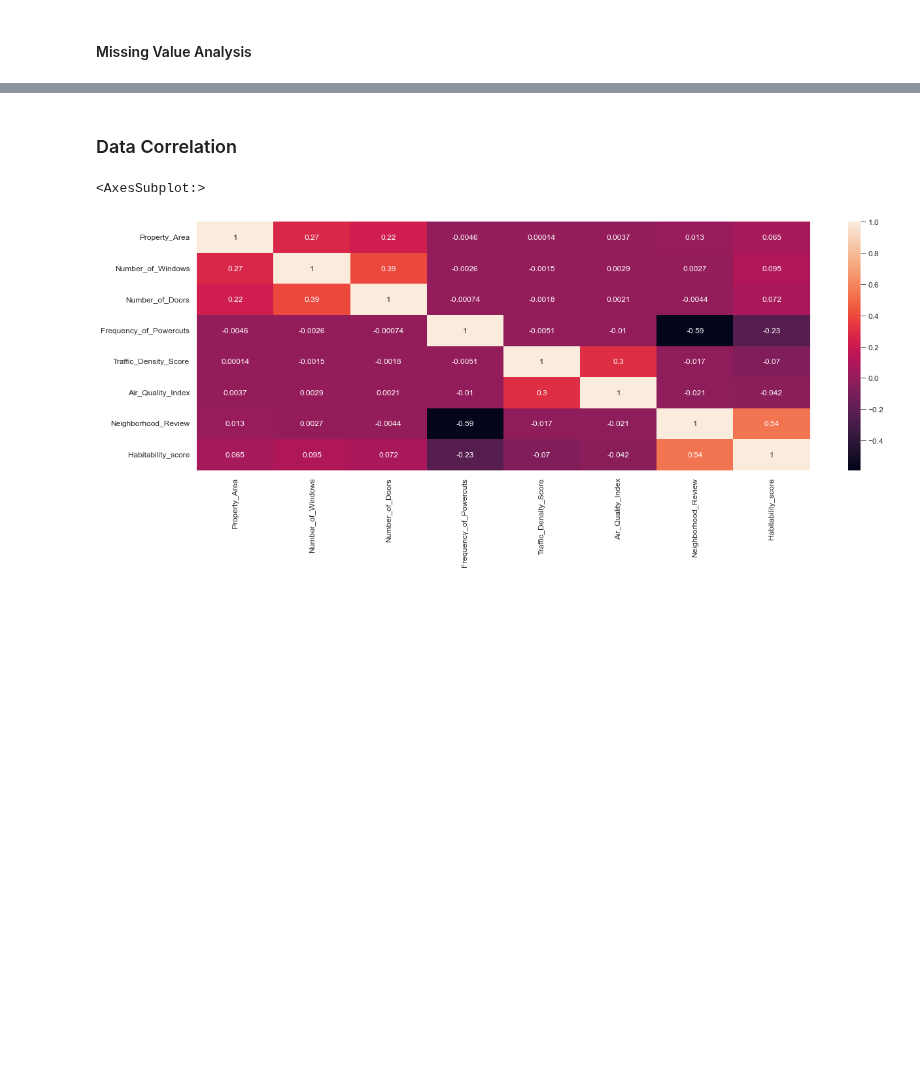
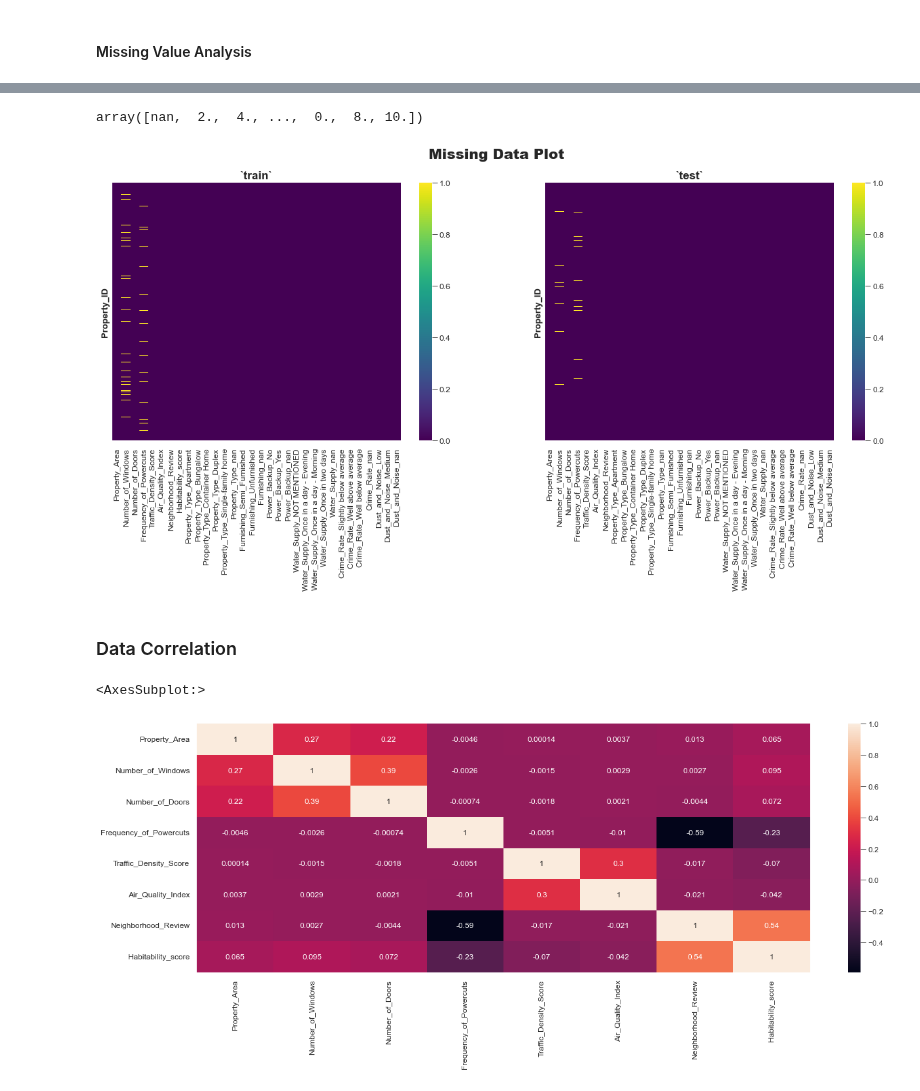
Before and after one commit to ZenithClown/self-development, a Jupyter notebook: HackerEarth Competitive Challenges/Get a Room - ML Hackathon/BOILERPLATE.ipynb, the cells around one changed output, grey strips where cells are left out. Cells and saved outputs as stored; diff of their text form; code cells hidden in the pictures; blank space fills up the shorter version.

```diff
--- a/HackerEarth Competitive Challenges/Get a Room - ML Hackathon/BOILERPLATE.ipynb
+++ b/HackerEarth Competitive Challenges/Get a Room - ML Hackathon/BOILERPLATE.ipynb
@@ -289,3 +445,20 @@ plt.show()
+# %%
+train["Number_of_Windows"].unique()
+# %% [output]
+array([nan,  2.,  4., ...,  0.,  8., 10.])
+# %%
+plt.subplot(121)
+sns.heatmap(train.isnull(), cmap = "viridis", yticklabels = False)
+plt.title("`train`")
+
+plt.subplot(122)
+sns.heatmap(test.isnull(), cmap = "viridis", yticklabels = False)
+plt.title("`test`")
+
+plt.suptitle("Missing Data Plot")
+plt.show()
+# %% [output]
+[figure, added]
 # %% [markdown]
 ### Data Correlation
 # %%
```
Also changed, not shown: parts of 21 cells of this notebook, 1 other file.
